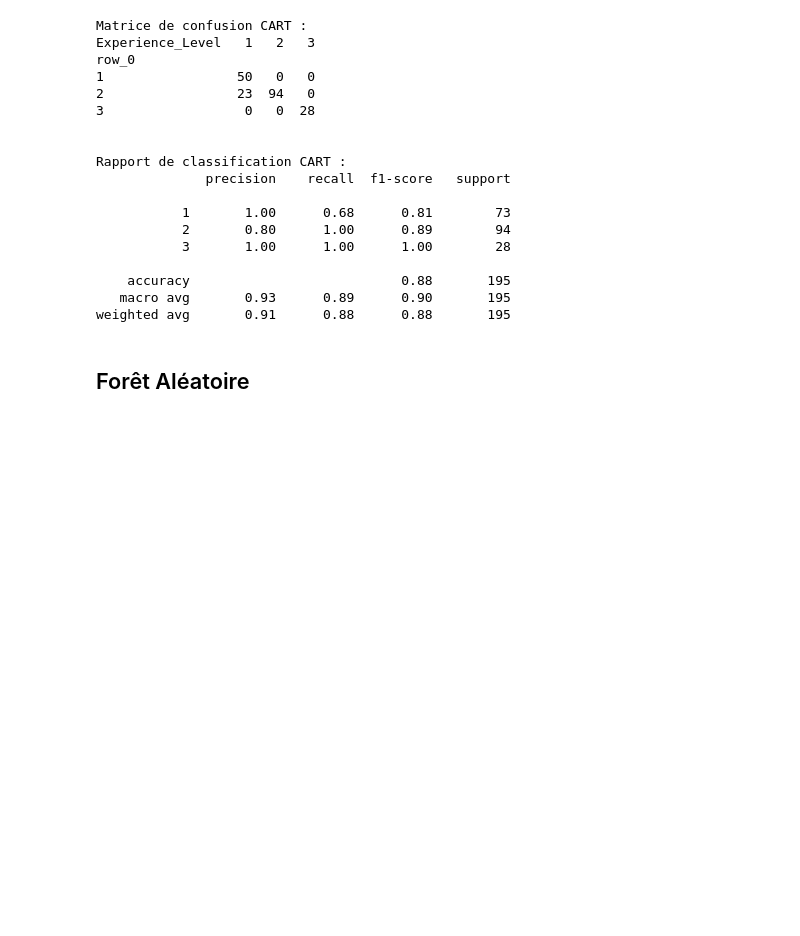
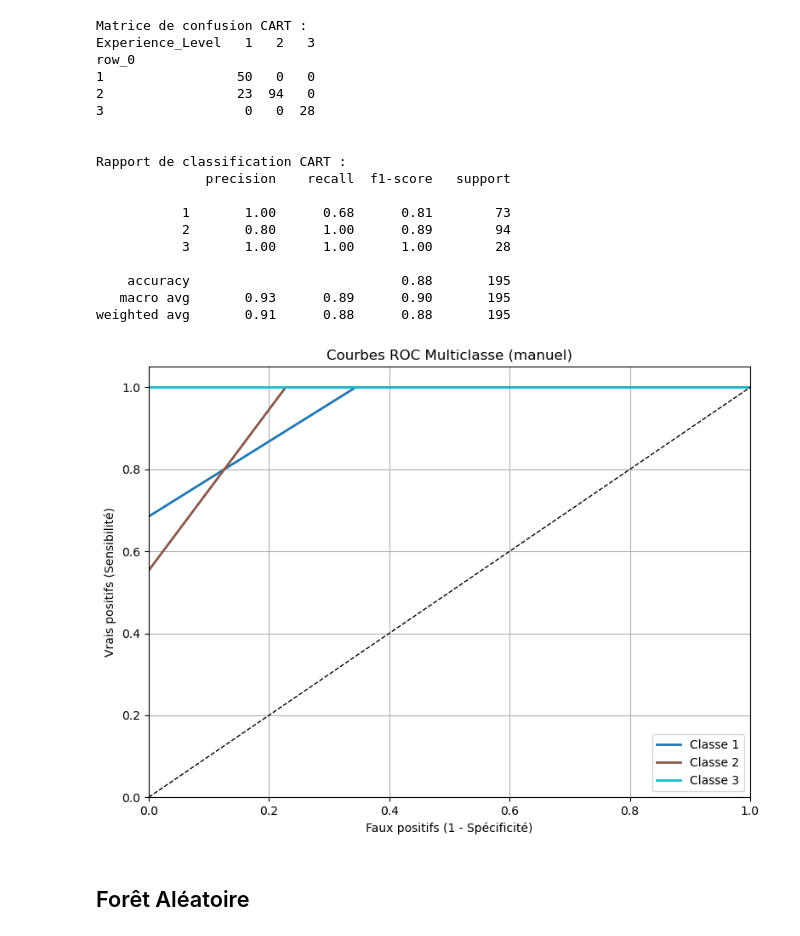
Before and after one commit to QUENTINTOUIL/Projet_ML, a Jupyter notebook: Python.ipynb, the cells around one changed output. Drawn from its saved outputs; the diff is of its cells as text; code cells hidden in the pictures; blank space fills up the shorter version.

```diff
--- a/Python.ipynb
+++ b/Python.ipynb
@@ -622,6 +689,7 @@ precision_CART=treeOpt.score(Xb_test,Yb_test)
 # %%
 # prévision de l'échantillon test
 y_pred_test_CART = treeOpt.predict(Xb_test)
+y_proba_test_CART = treeOpt.predict_proba(Xb_test)
 
 # matrice de confusion
 print("Matrice de confusion CART : ")
@@ -652,6 +720,10 @@ Rapport de classification CART :
     accuracy                           0.88       195
    macro avg       0.93      0.89      0.90       195
 weighted avg       0.91      0.88      0.88       195
+# %%
+plot_multiclass_roc_manual(Yb_test,y_proba_test_CART, class_names=None)
+# %% [output]
+[figure, added]
 # %% [markdown]
 ## Forêt Aléatoire
 # %%
```
Also changed, not shown: parts of 22 cells of this notebook.
